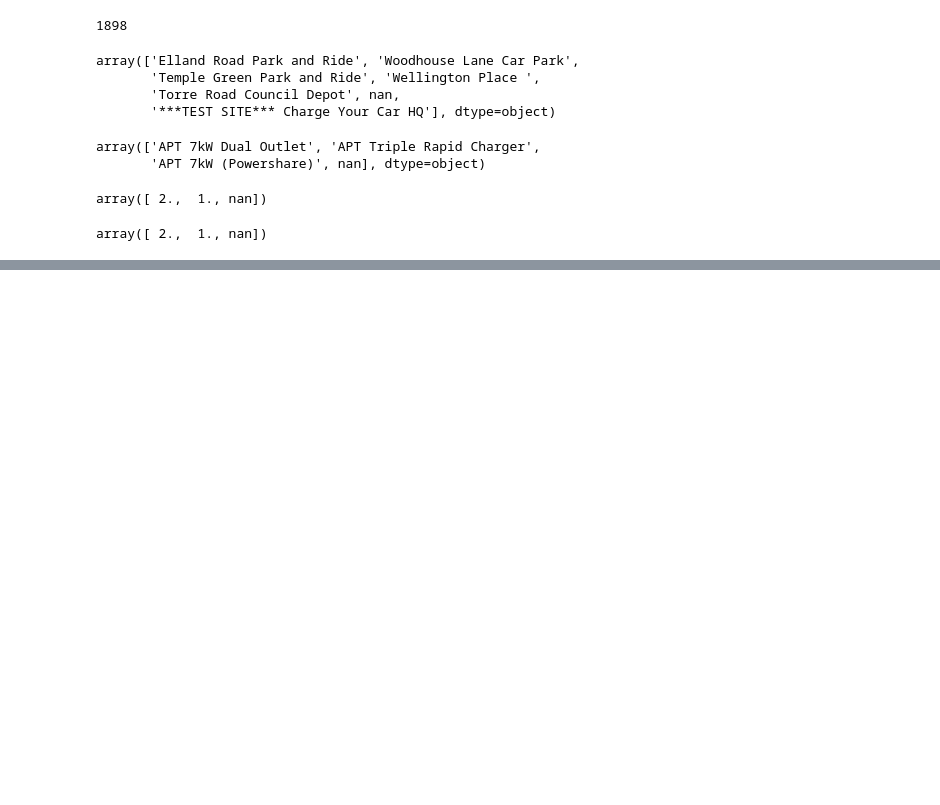
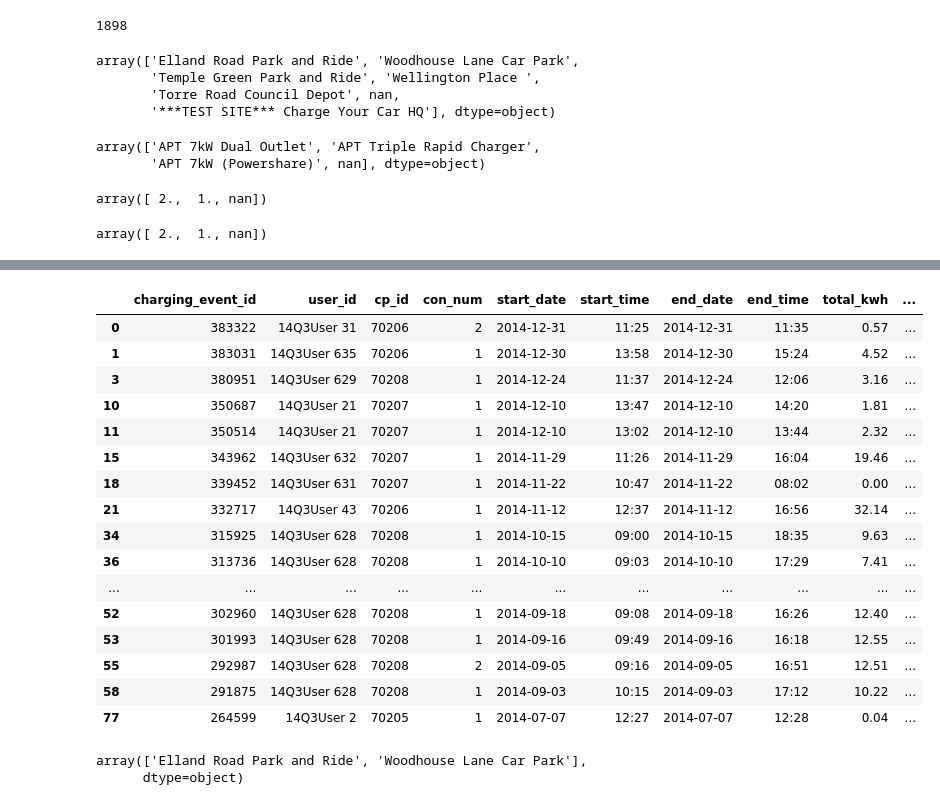
Before and after one commit to Luke-zm/ev_charge_ana, a Jupyter notebook: ev_charging_eda.ipynb, the cells around one changed output, grey strips where cells are left out. Saved outputs shown, nothing was run; the diff lists cells and outputs as text; code cells hidden in the pictures; blank space fills up the shorter version.

```diff
--- a/ev_charging_eda.ipynb
+++ b/ev_charging_eda.ipynb
@@ -72,0 +153,26 @@ array([ 2.,  1., nan])
+# %%
+df_2014_torre = df_2014.loc[df_2014["site"]=='Elland Road Park and Ride']
+df_2014_torre
+# %% [output]
+|  | charging_event_id | user_id | cp_id | con_num | start_date | start_time | end_date | end_time | total_kwh | ... |
+| 0 | 383322 | 14Q3User 31 | 70206 | 2 | 2014-12-31 | 11:25 | 2014-12-31 | 11:35 | 0.57 | ... |
+| 1 | 383031 | 14Q3User 635 | 70206 | 1 | 2014-12-30 | 13:58 | 2014-12-30 | 15:24 | 4.52 | ... |
+| 3 | 380951 | 14Q3User 629 | 70208 | 1 | 2014-12-24 | 11:37 | 2014-12-24 | 12:06 | 3.16 | ... |
+| 10 | 350687 | 14Q3User 21 | 70207 | 1 | 2014-12-10 | 13:47 | 2014-12-10 | 14:20 | 1.81 | ... |
+| 11 | 350514 | 14Q3User 21 | 70207 | 1 | 2014-12-10 | 13:02 | 2014-12-10 | 13:44 | 2.32 | ... |
+| 15 | 343962 | 14Q3User 632 | 70207 | 1 | 2014-11-29 | 11:26 | 2014-11-29 | 16:04 | 19.46 | ... |
+| 18 | 339452 | 14Q3User 631 | 70207 | 1 | 2014-11-22 | 10:47 | 2014-11-22 | 08:02 | 0.00 | ... |
+| 21 | 332717 | 14Q3User 43 | 70206 | 1 | 2014-11-12 | 12:37 | 2014-11-12 | 16:56 | 32.14 | ... |
+| 34 | 315925 | 14Q3User 628 | 70208 | 1 | 2014-10-15 | 09:00 | 2014-10-15 | 18:35 | 9.63 | ... |
+| 36 | 313736 | 14Q3User 628 | 70208 | 1 | 2014-10-10 | 09:03 | 2014-10-10 | 17:29 | 7.41 | ... |
+| ... | ... | ... | ... | ... | ... | ... | ... | ... | ... | ... |
+| 52 | 302960 | 14Q3User 628 | 70208 | 1 | 2014-09-18 | 09:08 | 2014-09-18 | 16:26 | 12.40 | ... |
+| 53 | 301993 | 14Q3User 628 | 70208 | 1 | 2014-09-16 | 09:49 | 2014-09-16 | 16:18 | 12.55 | ... |
+| 55 | 292987 | 14Q3User 628 | 70208 | 2 | 2014-09-05 | 09:16 | 2014-09-05 | 16:51 | 12.51 | ... |
+| 58 | 291875 | 14Q3User 628 | 70208 | 1 | 2014-09-03 | 10:15 | 2014-09-03 | 17:12 | 10.22 | ... |
+| 77 | 264599 | 14Q3User 2 | 70205 | 1 | 2014-07-07 | 12:27 | 2014-07-07 | 12:28 | 0.04 | ... |
+# %%
+df_2014.site.unique()
+# %% [output]
+array(['Elland Road Park and Ride', 'Woodhouse Lane Car Park'],
+      dtype=object)
```
Also changed, not shown: parts of 18 cells of this notebook.
